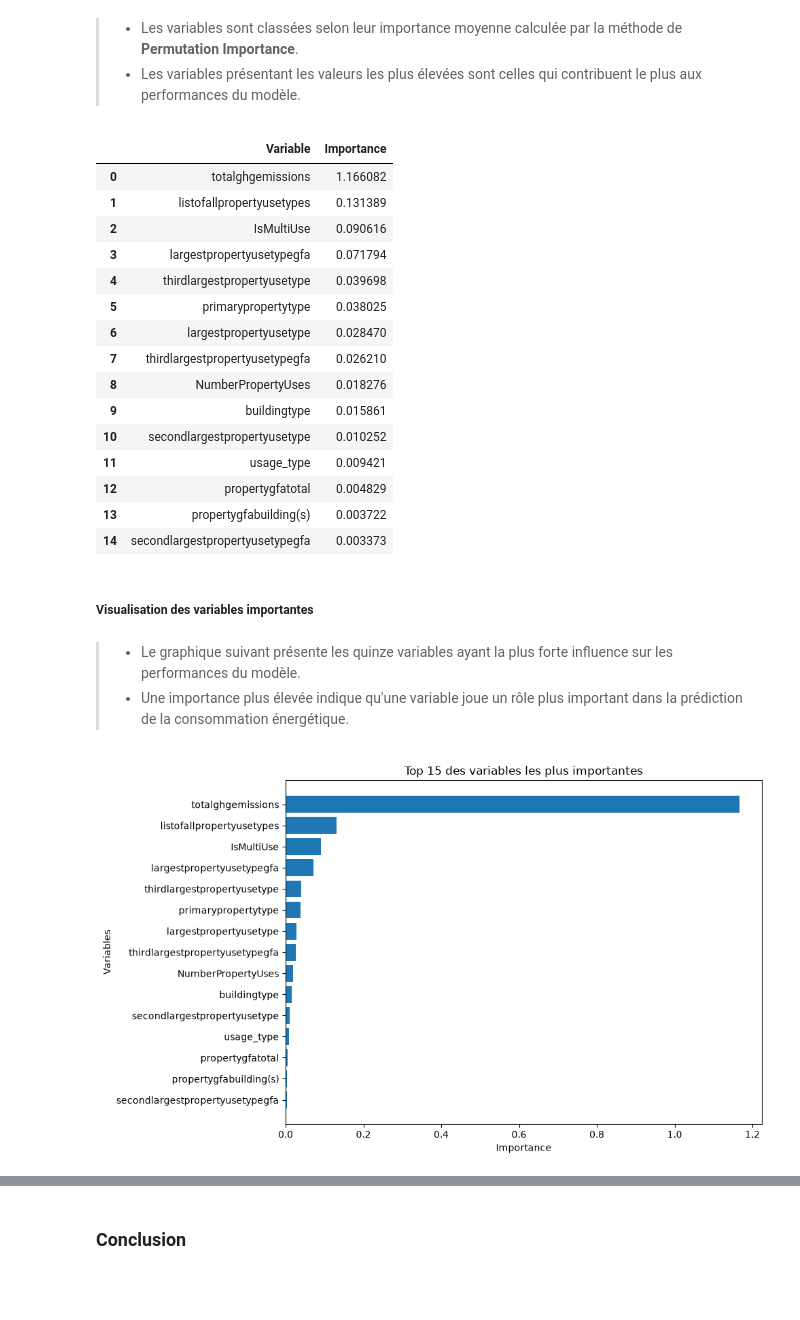
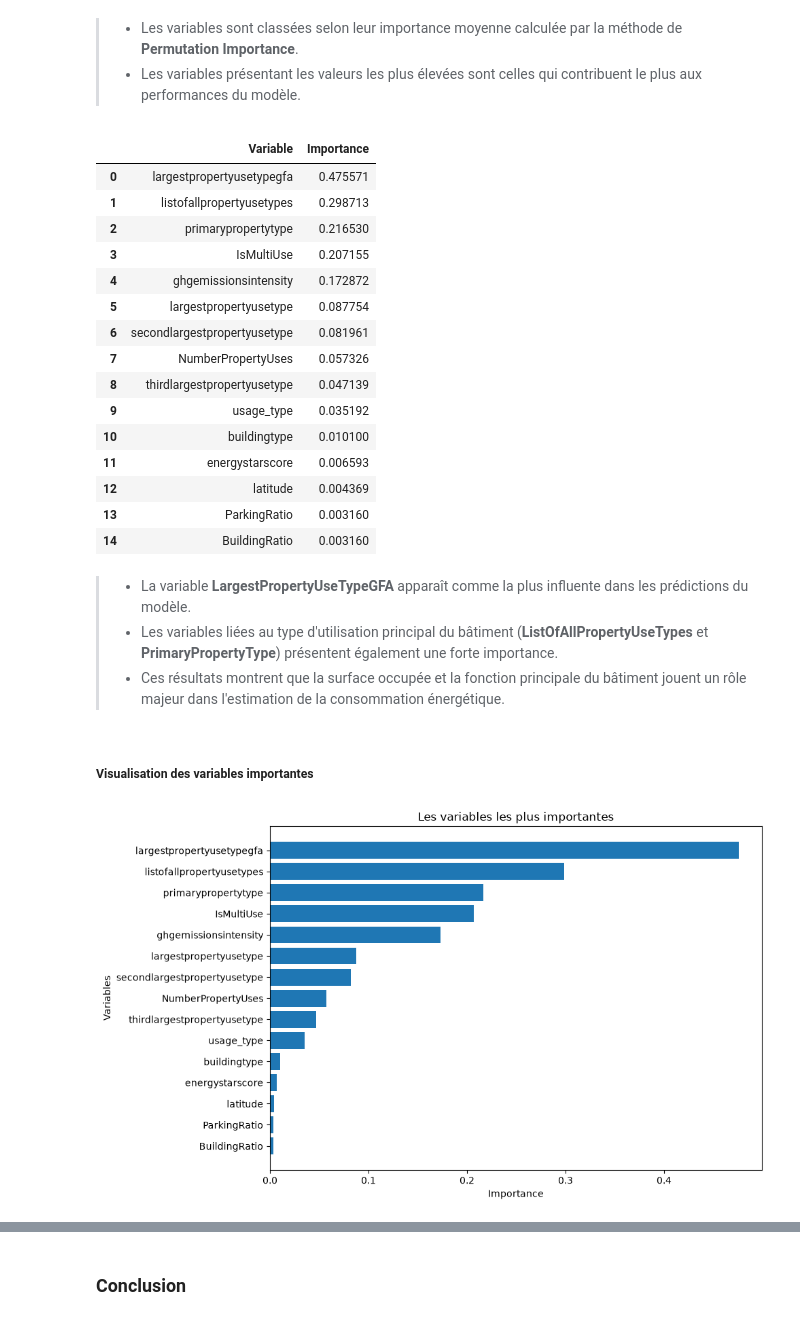
Before and after one commit to rafadmgs/Prediction_Consommation_Energetique_Batiments_Seattle, a Jupyter notebook: notebooks/P3_E5_optimisation_interpretation.ipynb, the cells around one changed output, grey strips where cells are left out. Drawn from its saved outputs; the diff is of its cells as text; code cells hidden in the pictures; blank space fills up the shorter version.

```diff
--- a/notebooks/P3_E5_optimisation_interpretation.ipynb
+++ b/notebooks/P3_E5_optimisation_interpretation.ipynb
@@ -174,7 +180,8 @@ Pipeline créé avec succès.
 # Définition de la grille d'hyperparamètres
 
 param_grid = {
-    "model__fit_intercept": [True, False]
+    "model__fit_intercept": [True, False],
+    "model__positive": [True, False]
 }
 
 print("Grille d'hyperparamètres :")
@@ -311,42 +351,43 @@ importance_df = (
 importance_df.head(15)
 # %% [output]
 |  | Variable | Importance |
-| 0 | totalghgemissions | 1.166082 |
-| 1 | listofallpropertyusetypes | 0.131389 |
-| 2 | IsMultiUse | 0.090616 |
-| 3 | largestpropertyusetypegfa | 0.071794 |
-| 4 | thirdlargestpropertyusetype | 0.039698 |
-| 5 | primarypropertytype | 0.038025 |
-| 6 | largestpropertyusetype | 0.028470 |
-| 7 | thirdlargestpropertyusetypegfa | 0.026210 |
-| 8 | NumberPropertyUses | 0.018276 |
-| 9 | buildingtype | 0.015861 |
-| 10 | secondlargestpropertyusetype | 0.010252 |
-| 11 | usage_type | 0.009421 |
-| 12 | propertygfatotal | 0.004829 |
-| 13 | propertygfabuilding(s) | 0.003722 |
-| 14 | secondlargestpropertyusetypegfa | 0.003373 |
+| 0 | largestpropertyusetypegfa | 0.475571 |
+| 1 | listofallpropertyusetypes | 0.298713 |
+| 2 | primarypropertytype | 0.216530 |
+| 3 | IsMultiUse | 0.207155 |
+| 4 | ghgemissionsintensity | 0.172872 |
+| 5 | largestpropertyusetype | 0.087754 |
+| 6 | secondlargestpropertyusetype | 0.081961 |
+| 7 | NumberPropertyUses | 0.057326 |
+| 8 | thirdlargestpropertyusetype | 0.047139 |
+| 9 | usage_type | 0.035192 |
+| 10 | buildingtype | 0.010100 |
+| 11 | energystarscore | 0.006593 |
+| 12 | latitude | 0.004369 |
+| 13 | ParkingRatio | 0.003160 |
+| 14 | BuildingRatio | 0.003160 |
+# %% [markdown]
+>  - La variable **LargestPropertyUseTypeGFA** apparaît comme la plus influente dans les prédictions du modèle.
+>  - Les variables liées au type d'utilisation principal du bâtiment (**ListOfAllPropertyUseTypes** et **PrimaryPropertyType**) présentent également une forte importance.
+>  - Ces résultats montrent que la surface occupée et la fonction principale du bâtiment jouent un rôle majeur dans l'estimation de la consommation énergétique.
 # %% [markdown]
 ##### **Visualisation des variables importantes**
-# %% [markdown]
->  - Le graphique suivant présente les quinze variables ayant la plus forte influence sur les performances du modèle.
->  - Une importance plus élevée indique qu'une variable joue un rôle plus important dans la prédiction de la consommation énergétique.
 # %%
 # Visualisation des 15 variables les plus importantes
 
 plt.figure(figsize=(10,6))
 
 plt.barh(
     importance_df["Variable"].head(15)[::-1],
     importance_df["Importance"].head(15)[::-1]
 )
 
 plt.xlabel("Importance")
 plt.ylabel("Variables")
-plt.title("Top 15 des variables les plus importantes")
+plt.title("Les variables les plus importantes")
 
 plt.tight_layout()
 plt.show()
 # %% [output]
-[figure, old version]
+[figure, new version]
 # %% [markdown]
```
Also changed, not shown: parts of 41 cells of this notebook, 6 other files.
